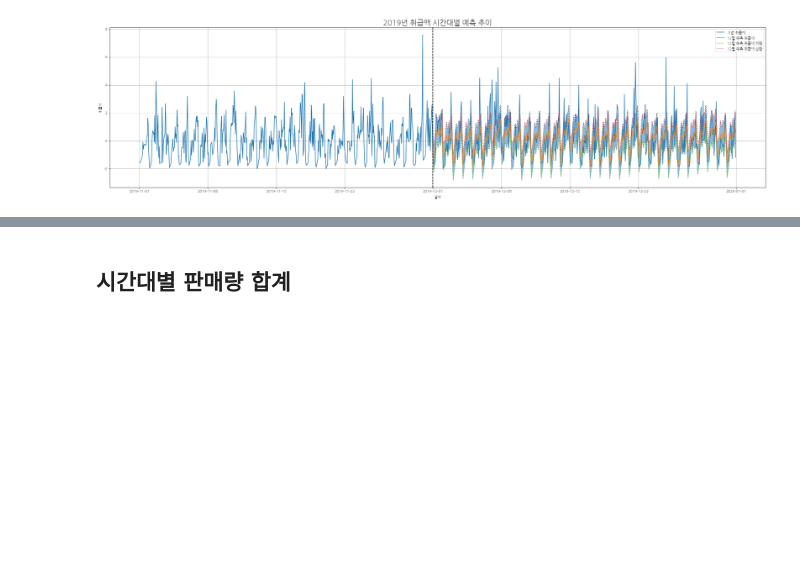
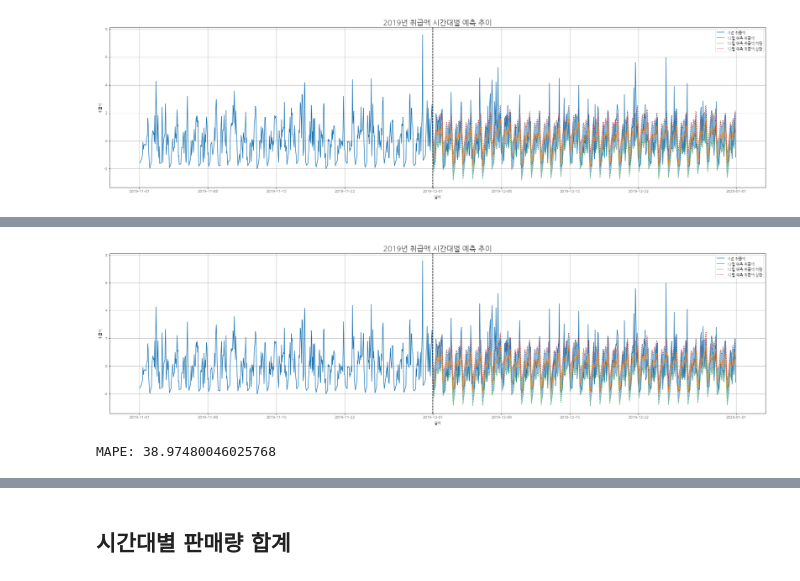
Before and after one commit to sirzzang/Data-Analysis, a Jupyter notebook: BigContest/Model/Model_Hourly_Prophet_20200908.ipynb, the cells around one changed output, grey strips where cells are left out. Cells and saved outputs as stored; diff of their text form; code cells hidden in the pictures; blank space fills up the shorter version.

```diff
--- a/BigContest/Model/Model_Hourly_Prophet_20200908.ipynb
+++ b/BigContest/Model/Model_Hourly_Prophet_20200908.ipynb
@@ -244,0 +352,33 @@ plt.show()
+# %%
+# daily df에 합치기
+forecast = forecast.set_index('ds', drop=True) # 인덱스 설정
+hourly['취급액_예측_pred'] = forecast['yhat']
+hourly['취급액_예측_lower'] = forecast['yhat_lower']
+hourly['취급액_예측_upper'] = forecast['yhat_upper']
+
+# 시각화
+hourly_for_plot = hourly[hourly.index.month.isin([11, 12])]
+hourly_for_plot
+
+plt.figure(figsize=(32, 8))
+plt.plot(hourly_for_plot['취급액_scaled'], label='기존 취급액')
+plt.plot(hourly_for_plot['취급액_예측_pred'], label='12월 예측 취급액')
+plt.plot(hourly_for_plot['취급액_예측_lower'], linestyle='dotted', label='12월 예측 취급액 하한')
+plt.plot(hourly_for_plot['취급액_예측_upper'], linestyle='dotted', label='12월 예측 취급액 상한')
+plt.fill_between(hourly_for_plot.index, hourly_for_plot['취급액_예측_lower'], hourly_for_plot['취급액_예측_upper'], alpha=0.5)
+plt.axvline(x=pd.to_datetime('2019-12-01'), linestyle='dashed', color='black')
+plt.xlabel('날짜')
+plt.ylabel('취급액')
+plt.title('2019년 취급액 시간대별 예측 추이', size=20)
+plt.grid()
+plt.legend()
+plt.show()
+# %% [output]
+[figure, added]
+# %%
+# 스코어 측정
+hourly['취급액_예측_inverse'] = scaler.inverse_transform(hourly['취급액_예측_pred'])
+hourly_for_score = hourly.dropna()
+print("MAPE:", mean_absolute_percentage_error(hourly_for_score['취급액'], hourly_for_score['취급액_예측_inverse']))
+# %% [output]
+MAPE: 38.97480046025768
```
Also changed, not shown: parts of 20 cells of this notebook, 1 other file.
